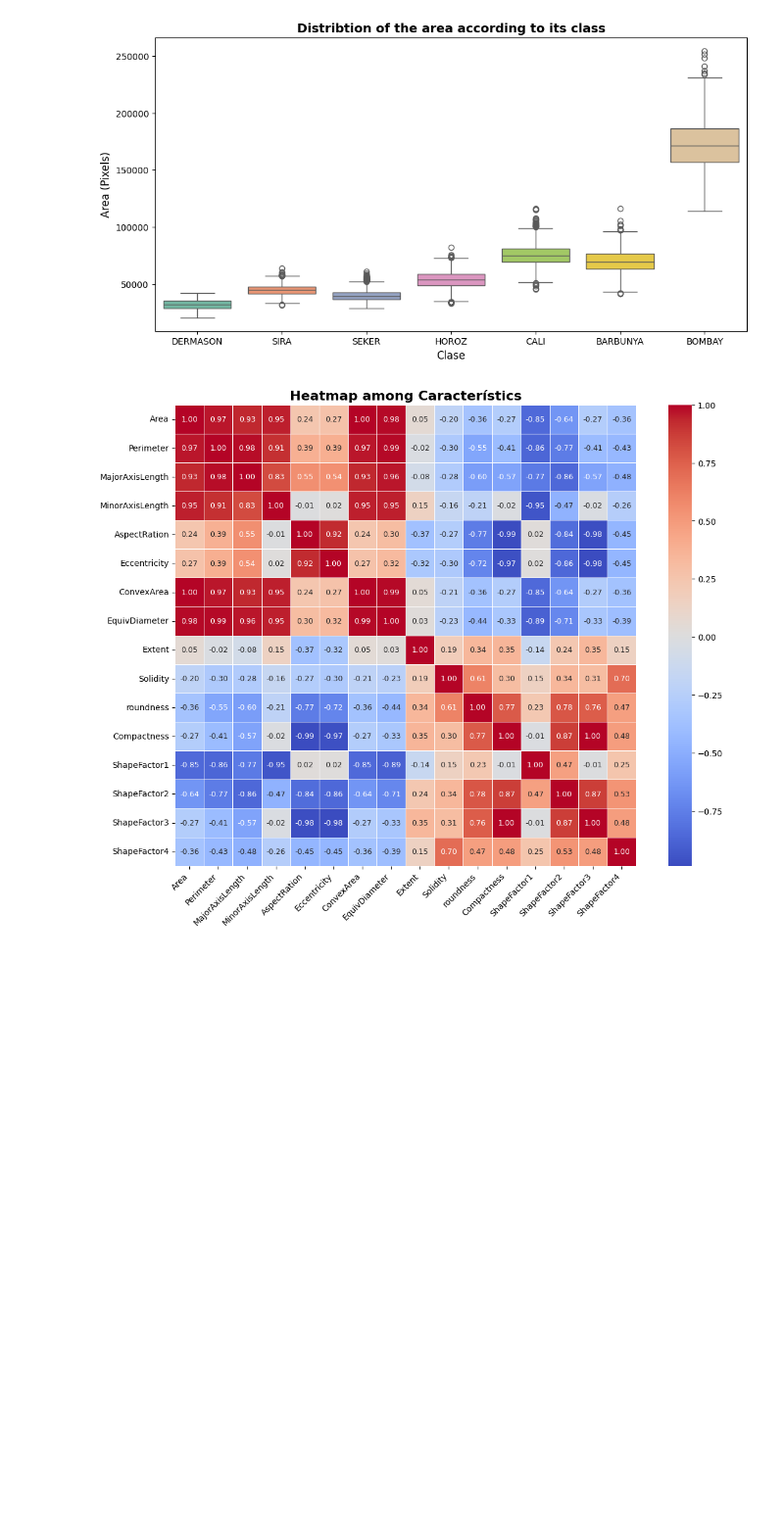
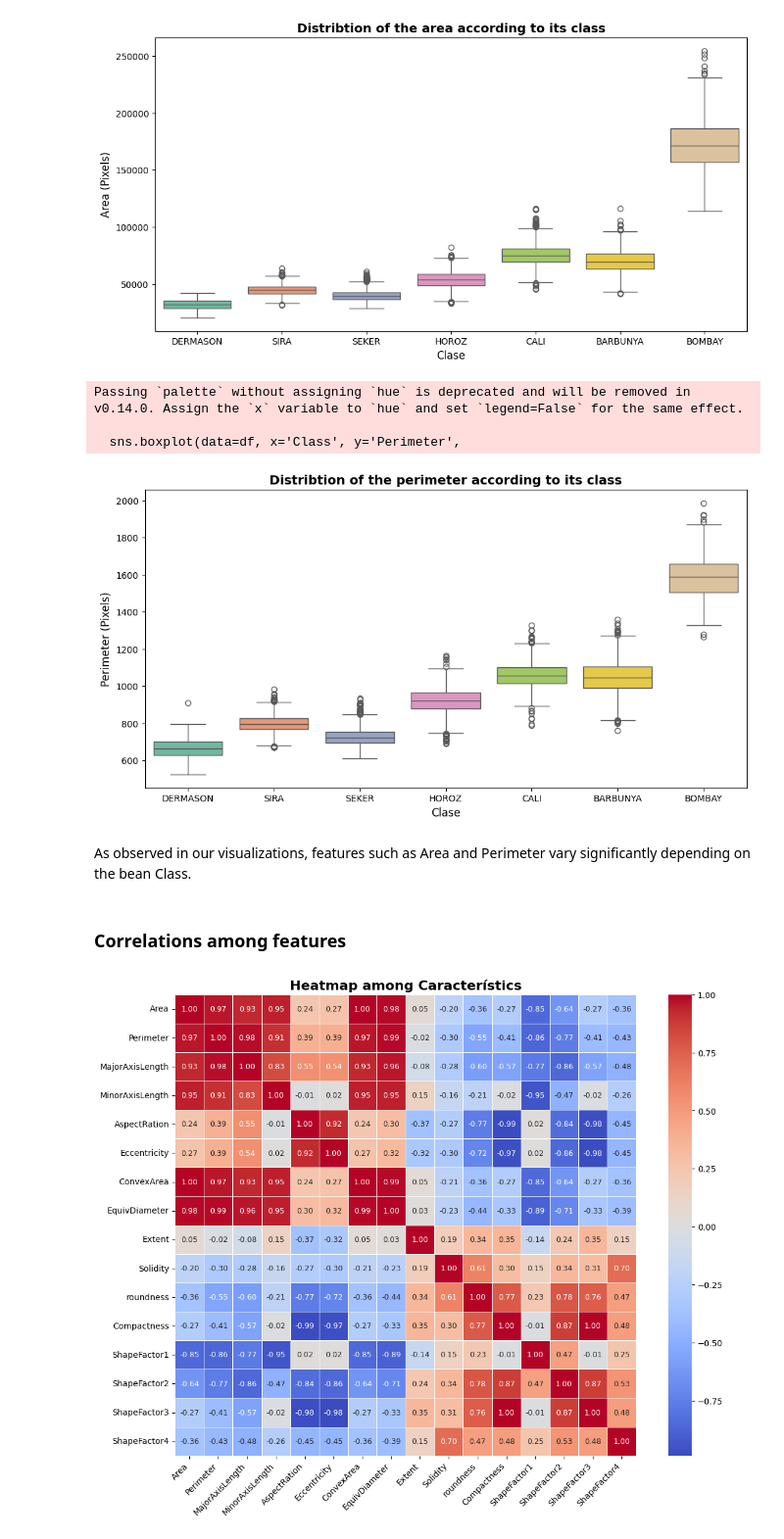
Before and after one commit to elenaatorralbo/beans_classification, a Jupyter notebook: project_proporsal.ipynb, the cells around one changed output. Shown at 98% size. Drawn from its saved outputs; the diff is of its cells as text; code cells hidden in the pictures; blank space fills up the shorter version.

```diff
--- a/project_proporsal.ipynb
+++ b/project_proporsal.ipynb
@@ -78,6 +91,24 @@ Passing `palette` without assigning `hue` is deprecated and will be removed in v
 
   sns.boxplot(data=df, x='Class', y='Area',
 [figure]
+# %%
+plt.figure(figsize=(12, 6))
+sns.boxplot(data=df, x='Class', y='Perimeter',
+            order=df['Class'].value_counts().index,
+            palette='Set2')
+plt.title('Distribtion of the perimeter according to its class', fontsize=14, fontweight='bold')
+plt.xlabel('Clase', fontsize=12)
+plt.ylabel('Perimeter (Pixels)', fontsize=12)
+plt.show()
+# %% [output]
+Passing `palette` without assigning `hue` is deprecated and will be removed in v0.14.0. Assign the `x` variable to `hue` and set `legend=False` for the same effect.
+
+  sns.boxplot(data=df, x='Class', y='Perimeter',
+[figure, added]
+# %% [markdown]
+As observed in our visualizations, features such as Area and Perimeter vary significantly depending on the bean Class.
+# %% [markdown]
+### Correlations among features
 # %%
 numeric_cols = df.select_dtypes(include=['float64', 'int64']).columns
 corr_matrix = df[numeric_cols].corr()
```
Also changed, not shown: parts of 7 cells of this notebook.
